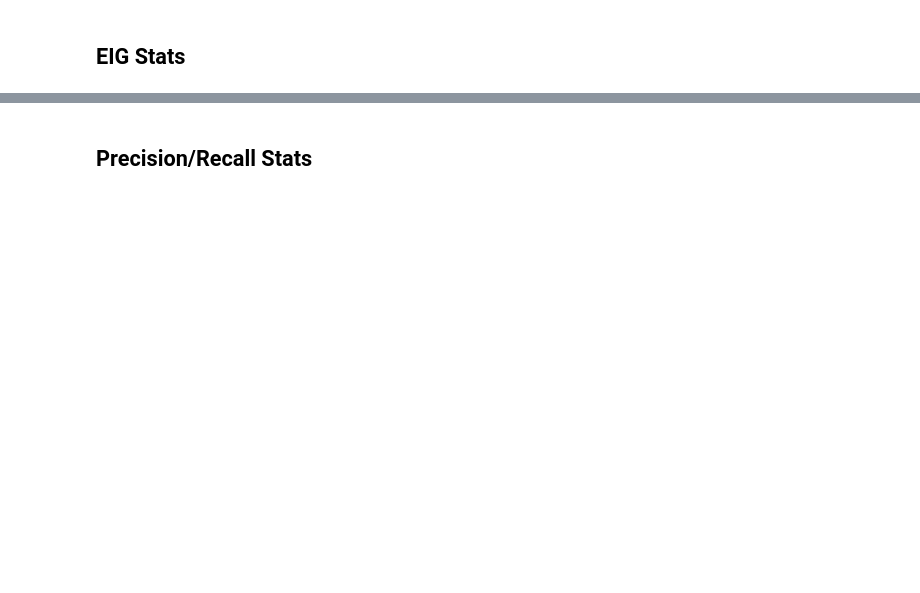
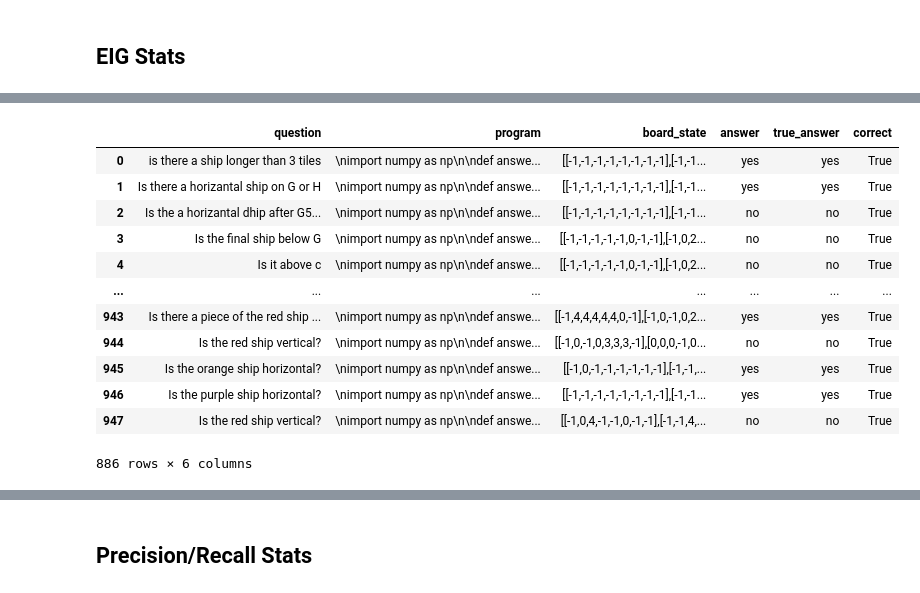
Before and after one commit to gabegrand/battleship, a Jupyter notebook: notebooks/captain_analysis.ipynb, the cells around one changed output, grey strips where cells are left out. Saved outputs shown, nothing was run; the diff lists cells and outputs as text; code cells hidden in the pictures; blank space fills up the shorter version.

```diff
--- a/notebooks/captain_analysis.ipynb
+++ b/notebooks/captain_analysis.ipynb
@@ -116,0 +84,67 @@ eig_df
+# %%
+import json
+import os
+import pandas as pd
+def extract_questions_and_boards_to_dataframe(json_path):
+    """
+    Extracts all questions asked and the board state at the time they were asked from a JSON file
+    and returns the data as a pandas DataFrame.
+
+    Args:
+        json_path (str): Path to the input JSON file.
+
+    Returns:
+        pd.DataFrame: A DataFrame containing the extracted questions and board states.
+    """
+    if not os.path.exists(json_path):
+        raise FileNotFoundError(f"The file {json_path} does not exist.")
+
+    with open(json_path, 'r') as f:
+        data = json.load(f)
+
+    extracted_data = []
+
+    for entry in data:
+        if "question" in entry and "occTiles" in entry:
+            question = entry["question"]
+            program = entry["program"]
+            board_state = entry["occTiles"]
+            answer = entry["answer"]
+            true_answer = entry["true_answer"]
+
+            if answer.lower() == "true":
+                answer = "yes"
+            if answer.lower() == "false":
+                answer = "no"
+
+            extracted_data.append({
+                "question": question,
+                "program": program,
+                "board_state": board_state,
+                "answer": answer,
+                "true_answer": true_answer,
+                "correct": answer == true_answer
+            })
+
+    return pd.DataFrame(extracted_data)
+
+# Example usage:
+# Provide the path to the input JSON file
+input_json_path = "/home/ubuntu/new_battleship/battleship/experiments/collaborative/spotter_benchmarks/o4-mini_CodeSpotterModel_True.json"
+output_df = extract_questions_and_boards_to_dataframe(input_json_path)
+output_df = output_df[output_df['correct'] == True]
+output_df
+# %% [output]
+|  | question | program | board_state | answer | true_answer | correct |
+| 0 | is there a ship longer than 3 tiles | \nimport numpy as np\n\ndef answe... | [[-1,-1,-1,-1,-1,-1,-1,-1],[-1,-1... | yes | yes | True |
+| 1 | Is there a horizantal ship on G or H | \nimport numpy as np\n\ndef answe... | [[-1,-1,-1,-1,-1,-1,-1,-1],[-1,-1... | yes | yes | True |
+| 2 | Is the a horizantal dhip after G5... | \nimport numpy as np\n\ndef answe... | [[-1,-1,-1,-1,-1,-1,-1,-1],[-1,-1... | no | no | True |
+| 3 | Is the final ship below G | \nimport numpy as np\n\ndef answe... | [[-1,-1,-1,-1,-1,0,-1,-1],[-1,0,2... | no | no | True |
+| 4 | Is it above c | \nimport numpy as np\n\ndef answe... | [[-1,-1,-1,-1,-1,0,-1,-1],[-1,0,2... | no | no | True |
+| ... | ... | ... | ... | ... | ... | ... |
+| 943 | Is there a piece of the red ship ... | \nimport numpy as np\n\ndef answe... | [[-1,4,4,4,4,4,0,-1],[-1,0,-1,0,2... | yes | yes | True |
+| 944 | Is the red ship vertical? | \nimport numpy as np\n\ndef answe... | [[-1,0,-1,0,3,3,3,-1],[0,0,0,-1,0... | no | no | True |
+| 945 | Is the orange ship horizontal? | \nimport numpy as np\n\ndef answe... | [[-1,0,-1,-1,-1,-1,-1,-1],[-1,-1,... | yes | yes | True |
+| 946 | Is the purple ship horizontal? | \nimport numpy as np\n\ndef answe... | [[-1,-1,-1,-1,-1,-1,-1,-1],[-1,-1... | yes | yes | True |
+| 947 | Is the red ship vertical? | \nimport numpy as np\n\ndef answe... | [[-1,0,4,-1,-1,0,-1,-1],[-1,-1,4,... | no | no | True |
+886 rows × 6 columns
```
Also changed, not shown: parts of 20 cells of this notebook.
